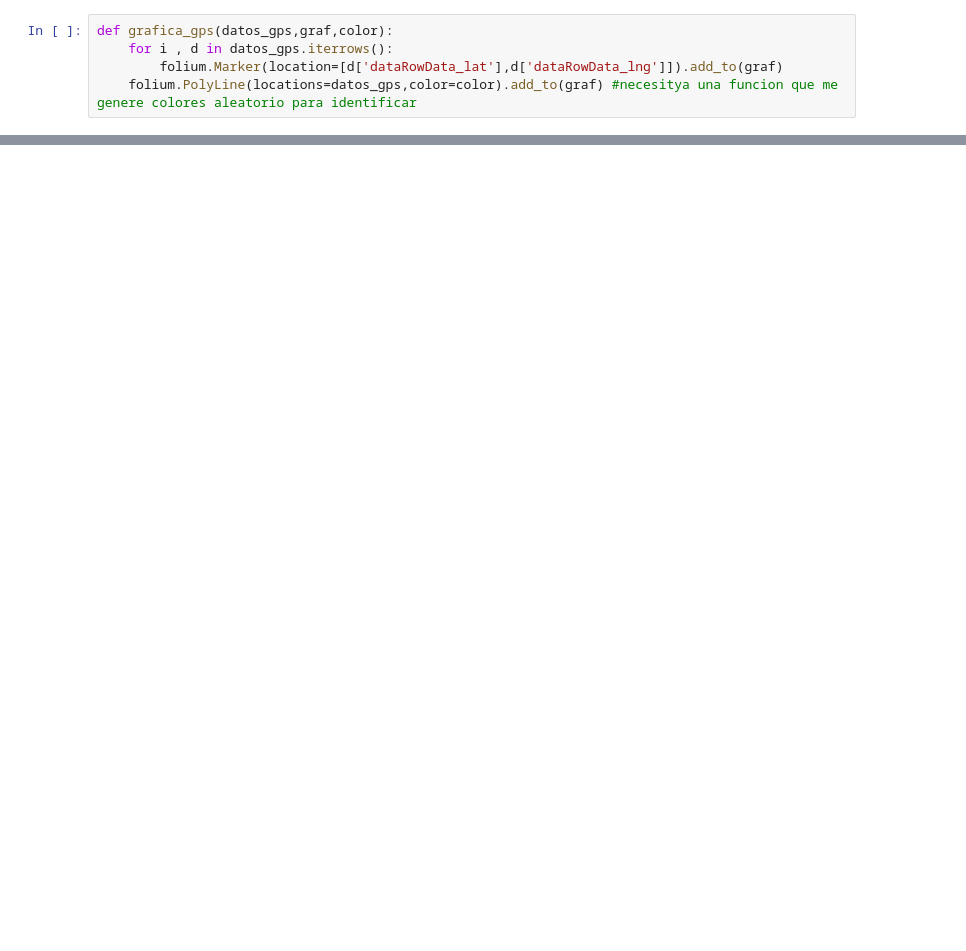
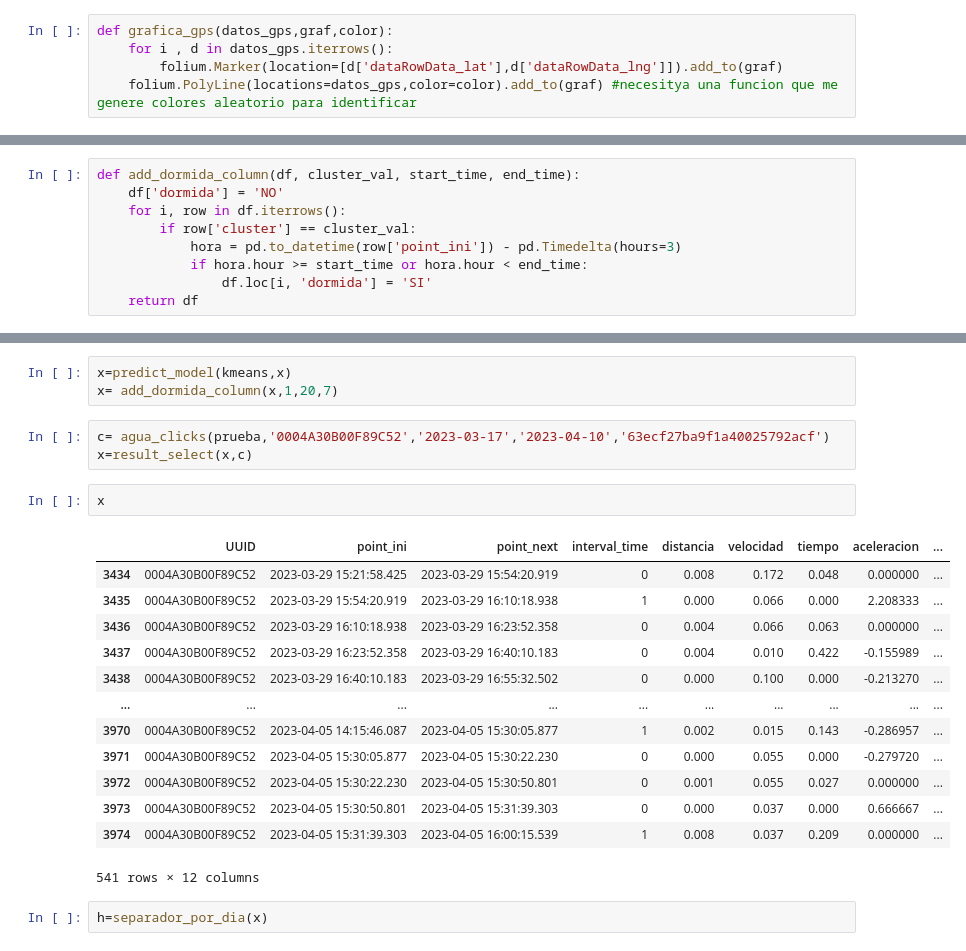
Before and after one commit to Arii95/PF_Henry, a Jupyter notebook: base_datos_basto.ipynb, the cells around one changed output, grey strips where cells are left out. Drawn from its saved outputs; the diff is of its cells as text; blank space fills up the shorter version.

```diff
--- a/base_datos_basto.ipynb
+++ b/base_datos_basto.ipynb
@@ -446,0 +619,9 @@ Fecha de finalización de la semana: 2022-08-07
+# %%
+def add_dormida_column(df, cluster_val, start_time, end_time):
+    df['dormida'] = 'NO'
+    for i, row in df.iterrows():
+        if row['cluster'] == cluster_val:
+            hora = pd.to_datetime(row['point_ini']) - pd.Timedelta(hours=3)
+            if hora.hour >= start_time or hora.hour < end_time:
+                df.loc[i, 'dormida'] = 'SI'
+    return df
@@ -446,0 +675,24 @@ Fecha de finalización de la semana: 2022-08-07
+# %%
+x=predict_model(kmeans,x)
+x= add_dormida_column(x,1,20,7)
+# %%
+c= agua_clicks(prueba,'0004A30B00F89C52','2023-03-17','2023-04-10','63ecf27ba9f1a40025792acf')
+x=result_select(x,c)
+# %%
+x
+# %% [output]
+|  | UUID | point_ini | point_next | interval_time | distancia | velocidad | tiempo | aceleracion | ... |
+| 3434 | 0004A30B00F89C52 | 2023-03-29 15:21:58.425 | 2023-03-29 15:54:20.919 | 0 | 0.008 | 0.172 | 0.048 | 0.000000 | ... |
+| 3435 | 0004A30B00F89C52 | 2023-03-29 15:54:20.919 | 2023-03-29 16:10:18.938 | 1 | 0.000 | 0.066 | 0.000 | 2.208333 | ... |
+| 3436 | 0004A30B00F89C52 | 2023-03-29 16:10:18.938 | 2023-03-29 16:23:52.358 | 0 | 0.004 | 0.066 | 0.063 | 0.000000 | ... |
+| 3437 | 0004A30B00F89C52 | 2023-03-29 16:23:52.358 | 2023-03-29 16:40:10.183 | 0 | 0.004 | 0.010 | 0.422 | -0.155989 | ... |
+| 3438 | 0004A30B00F89C52 | 2023-03-29 16:40:10.183 | 2023-03-29 16:55:32.502 | 0 | 0.000 | 0.100 | 0.000 | -0.213270 | ... |
+| ... | ... | ... | ... | ... | ... | ... | ... | ... | ... |
+| 3970 | 0004A30B00F89C52 | 2023-04-05 14:15:46.087 | 2023-04-05 15:30:05.877 | 1 | 0.002 | 0.015 | 0.143 | -0.286957 | ... |
+| 3971 | 0004A30B00F89C52 | 2023-04-05 15:30:05.877 | 2023-04-05 15:30:22.230 | 0 | 0.000 | 0.055 | 0.000 | -0.279720 | ... |
+| 3972 | 0004A30B00F89C52 | 2023-04-05 15:30:22.230 | 2023-04-05 15:30:50.801 | 0 | 0.001 | 0.055 | 0.027 | 0.000000 | ... |
+| 3973 | 0004A30B00F89C52 | 2023-04-05 15:30:50.801 | 2023-04-05 15:31:39.303 | 0 | 0.000 | 0.037 | 0.000 | 0.666667 | ... |
+| 3974 | 0004A30B00F89C52 | 2023-04-05 15:31:39.303 | 2023-04-05 16:00:15.539 | 1 | 0.008 | 0.037 | 0.209 | 0.000000 | ... |
+541 rows × 12 columns
+# %%
+h=separador_por_dia(x)
```
Also changed, not shown: parts of 112 cells of this notebook, 6 other files.
